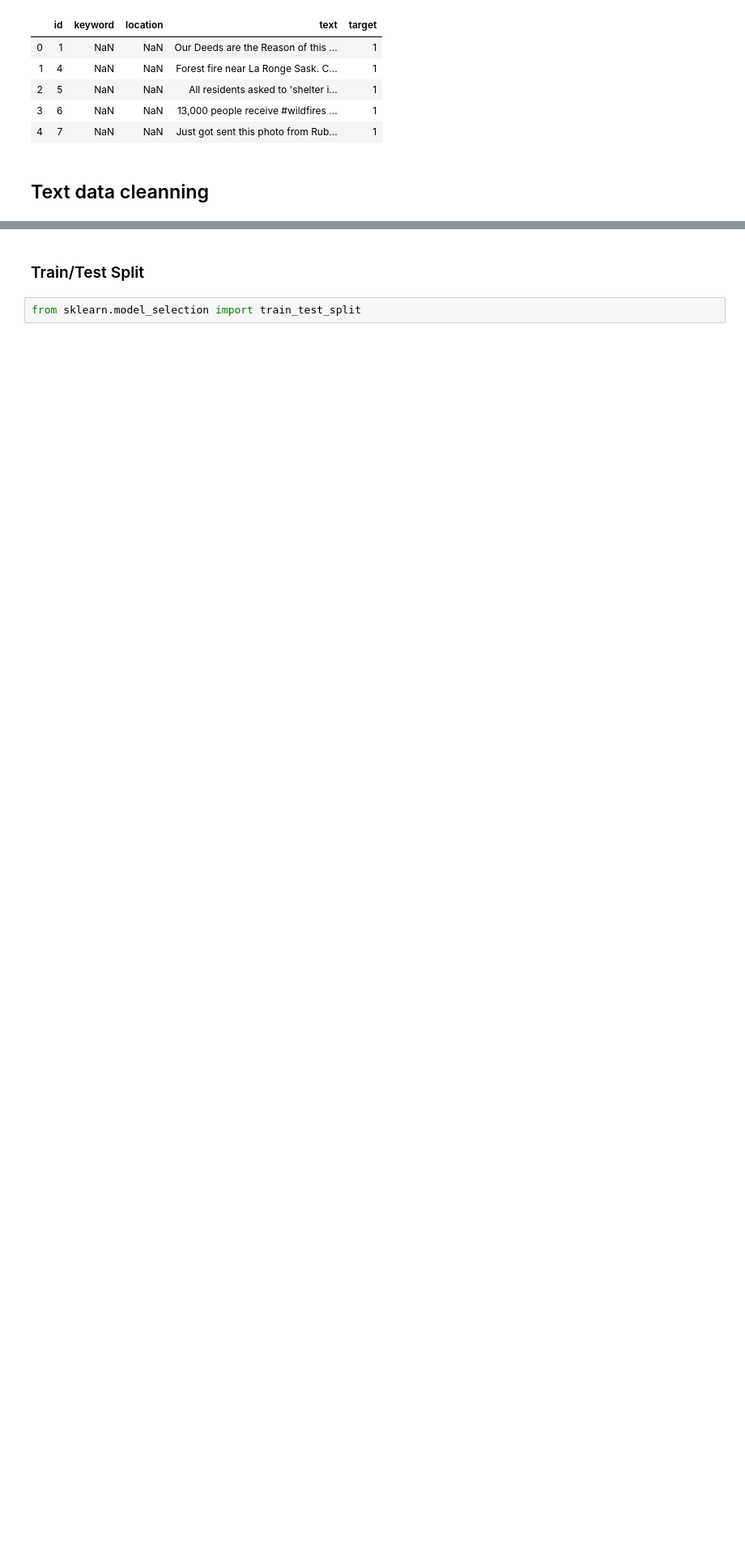
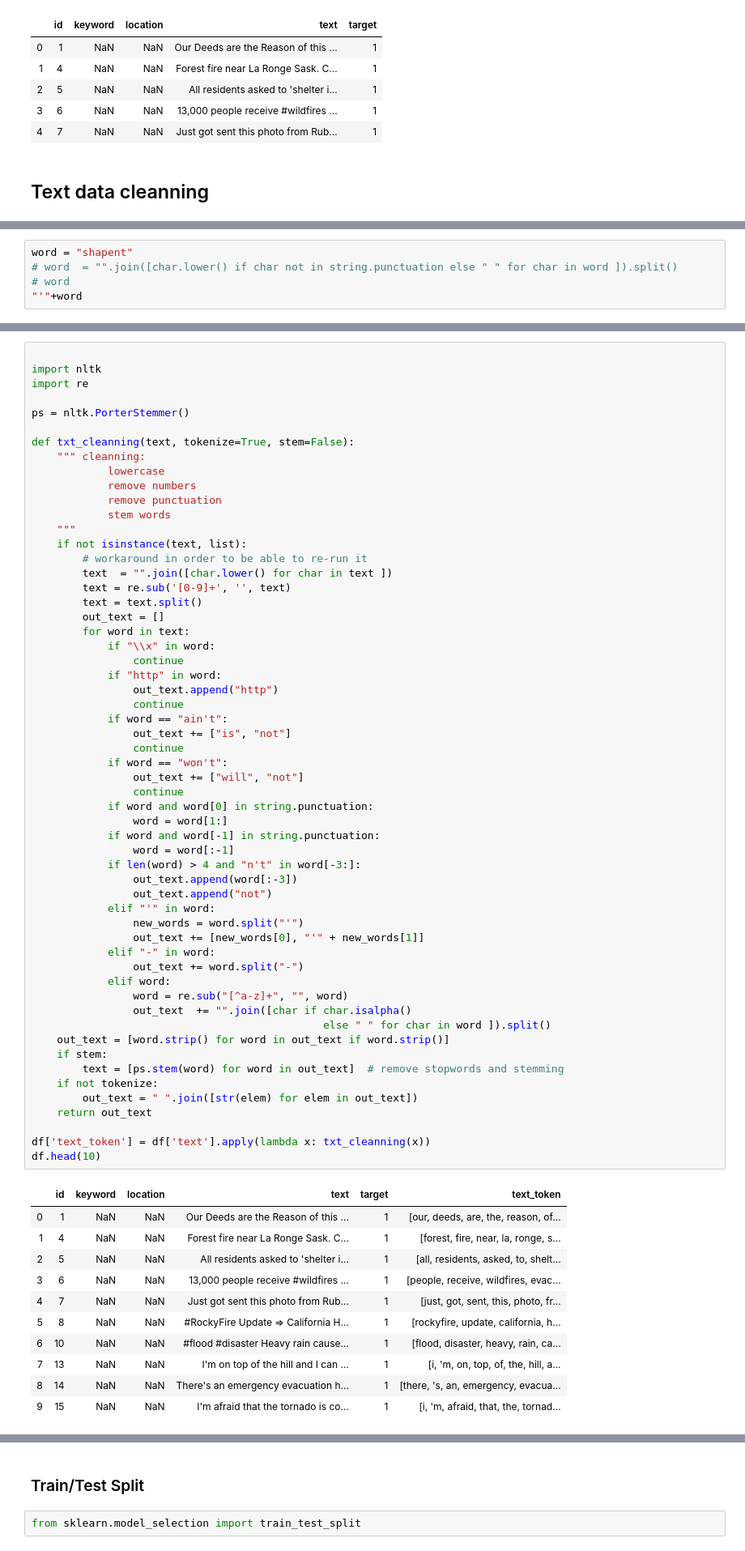
Before and after one commit to dpapadi/DisasterTweets, a Jupyter notebook: notebooks/exploratory.ipynb, the cells around one changed output, grey strips where cells are left out. Shown at 81% size. Saved outputs shown, nothing was run; the diff lists cells and outputs as text; blank space fills up the shorter version.

```diff
--- a/notebooks/exploratory.ipynb
+++ b/notebooks/exploratory.ipynb
@@ -69,0 +37,5 @@ df.head(10)
+# %%
+word = "shapent"
+# word  = "".join([char.lower() if char not in string.punctuation else " " for char in word ]).split()
+# word
+"'"+word
@@ -69,0 +44,69 @@ df.head(10)
+# %%
+
+import nltk
+import re
+
+ps = nltk.PorterStemmer()
+
+def txt_cleanning(text, tokenize=True, stem=False):
+    """ cleanning:
+            lowercase
+            remove numbers
+            remove punctuation
+            stem words
+    """
+    if not isinstance(text, list):
+        # workaround in order to be able to re-run it
+        text  = "".join([char.lower() for char in text ])
+        text = re.sub('[0-9]+', '', text)
+        text = text.split()
+        out_text = []
+        for word in text:
+            if "\\x" in word:
+                continue
+            if "http" in word:
+                out_text.append("http")
+                continue
+            if word == "ain't":
+                out_text += ["is", "not"]
+                continue
+            if word == "won't":
+                out_text += ["will", "not"]
+                continue
+            if word and word[0] in string.punctuation:
+                word = word[1:]
+            if word and word[-1] in string.punctuation:
+                word = word[:-1]
+            if len(word) > 4 and "n't" in word[-3:]:
+                out_text.append(word[:-3])
+                out_text.append("not")
+            elif "'" in word:
+                new_words = word.split("'")
+                out_text += [new_words[0], "'" + new_words[1]]
+            elif "-" in word:
+                out_text += word.split("-")
+            elif word:
+                word = re.sub("[^a-z]+", "", word)
+                out_text  += "".join([char if char.isalpha()
+                                              else " " for char in word ]).split()
+    out_text = [word.strip() for word in out_text if word.strip()]
+    if stem:
+        text = [ps.stem(word) for word in out_text]  # remove stopwords and stemming
+    if not tokenize:
+        out_text = " ".join([str(elem) for elem in out_text])
+    return out_text
+
+df['text_token'] = df['text'].apply(lambda x: txt_cleanning(x))
+df.head(10)
+# %% [output]
+|  | id | keyword | location | text | target | text_token |
+| 0 | 1 | NaN | NaN | Our Deeds are the Reason of this ... | 1 | [our, deeds, are, the, reason, of... |
+| 1 | 4 | NaN | NaN | Forest fire near La Ronge Sask. C... | 1 | [forest, fire, near, la, ronge, s... |
+| 2 | 5 | NaN | NaN | All residents asked to 'shelter i... | 1 | [all, residents, asked, to, shelt... |
+| 3 | 6 | NaN | NaN | 13,000 people receive #wildfires ... | 1 | [people, receive, wildfires, evac... |
+| 4 | 7 | NaN | NaN | Just got sent this photo from Rub... | 1 | [just, got, sent, this, photo, fr... |
+| 5 | 8 | NaN | NaN | #RockyFire Update => California H... | 1 | [rockyfire, update, california, h... |
+| 6 | 10 | NaN | NaN | #flood #disaster Heavy rain cause... | 1 | [flood, disaster, heavy, rain, ca... |
+| 7 | 13 | NaN | NaN | I'm on top of the hill and I can ... | 1 | [i, 'm, on, top, of, the, hill, a... |
+| 8 | 14 | NaN | NaN | There's an emergency evacuation h... | 1 | [there, 's, an, emergency, evacua... |
+| 9 | 15 | NaN | NaN | I'm afraid that the tornado is co... | 1 | [i, 'm, afraid, that, the, tornad... |
```
Also changed, not shown: parts of 47 cells of this notebook.
